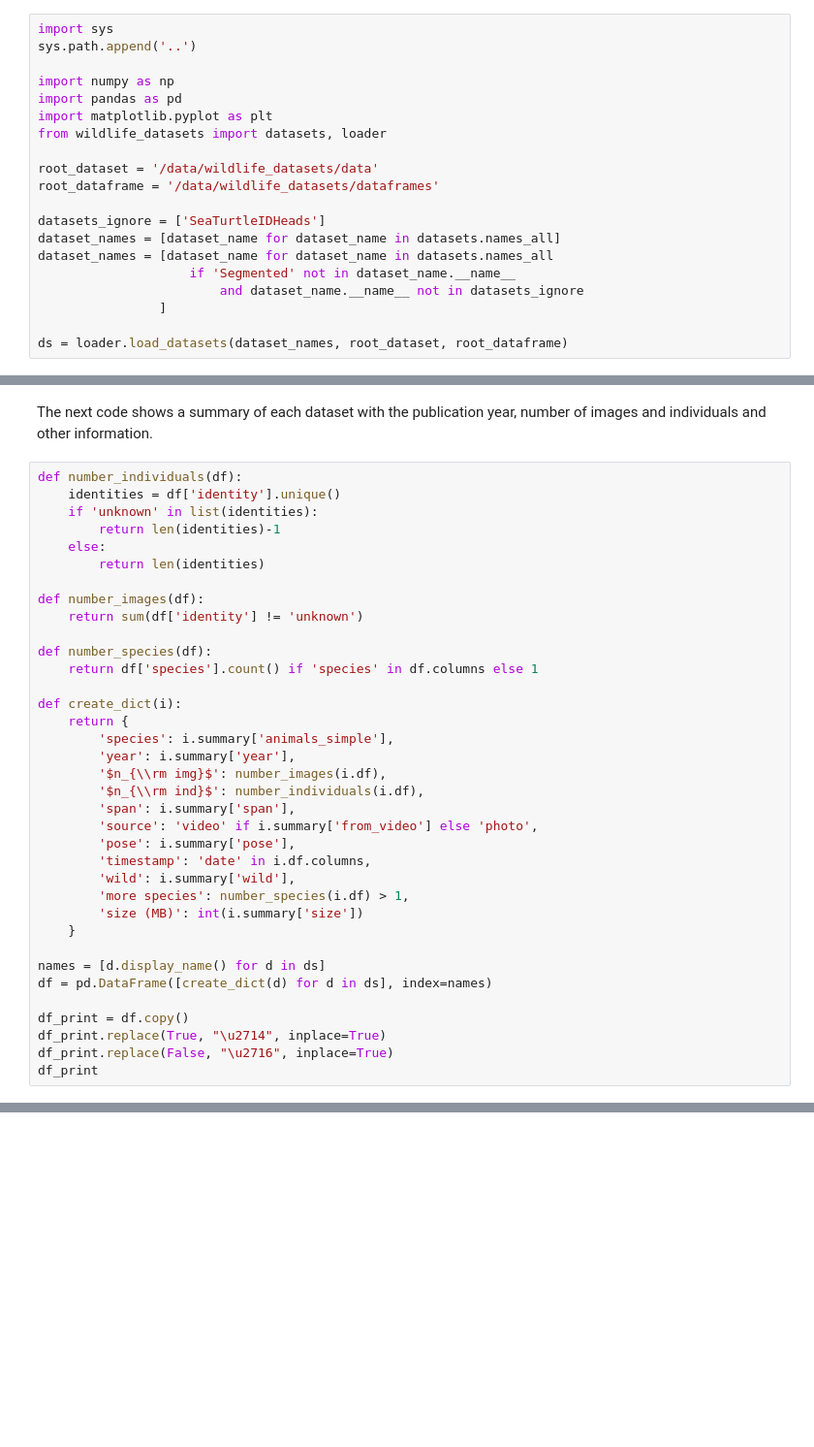
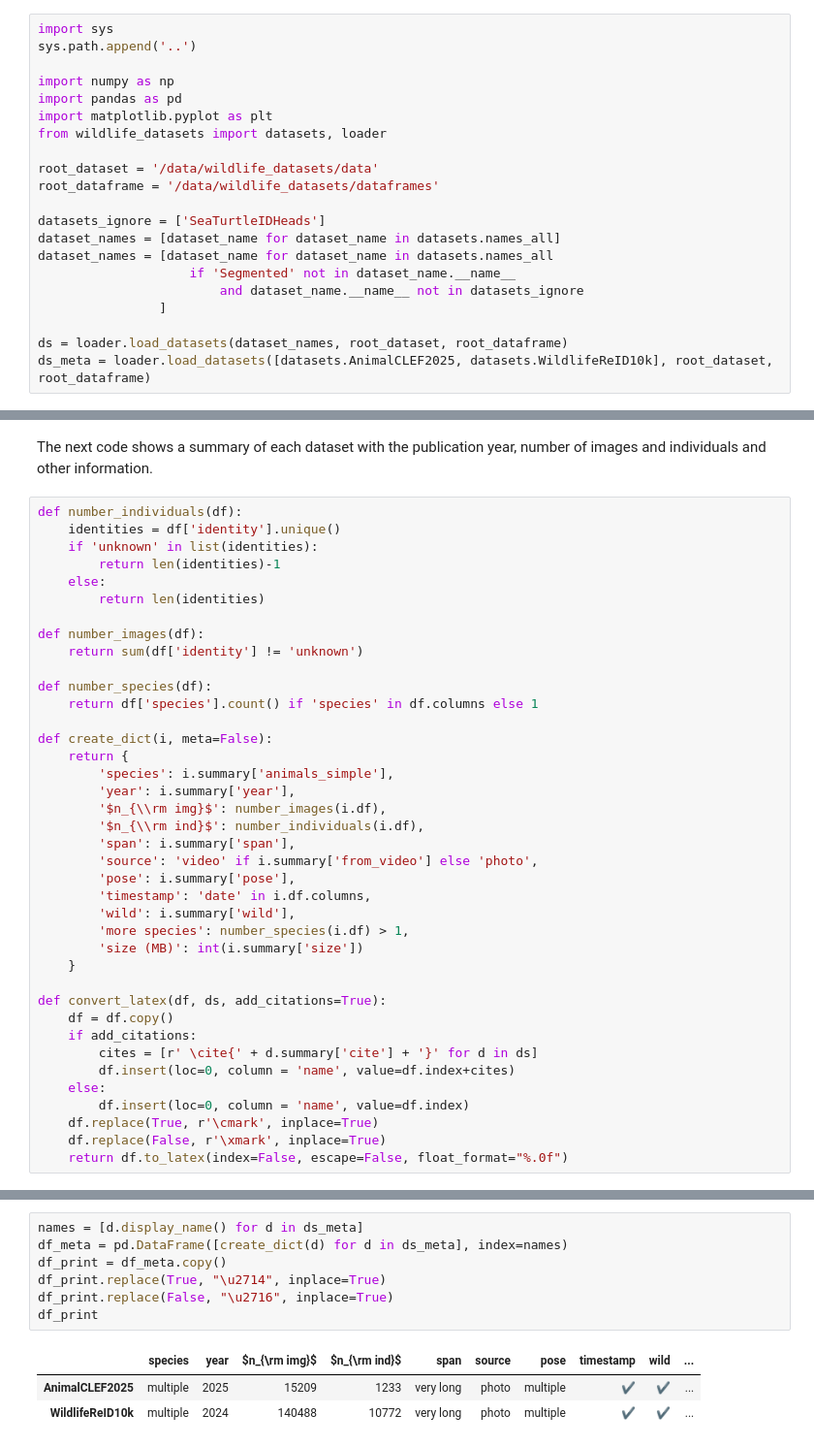
Before and after one commit to WildlifeDatasets/wildlife-datasets, a Jupyter notebook: notebooks/analysis.ipynb, the cells around one changed output, grey strips where cells are left out. Shown: that part at 97% size. Cells and saved outputs as stored; diff of their text form; blank space fills up the shorter version.

```diff
--- a/notebooks/analysis.ipynb
+++ b/notebooks/analysis.ipynb
@@ -22,6 +22,7 @@ dataset_names = [dataset_name for dataset_name in datasets.names_all
                 ]
 
 ds = loader.load_datasets(dataset_names, root_dataset, root_dataframe)
+ds_meta = loader.load_datasets([datasets.AnimalCLEF2025, datasets.WildlifeReID10k], root_dataset, root_dataframe)
 # %% [markdown]
 The number of published datasets steadily increases throughout the years.
 # %%
@@ -50,7 +51,7 @@ def number_images(df):
 def number_species(df):
     return df['species'].count() if 'species' in df.columns else 1
 
-def create_dict(i):
+def create_dict(i, meta=False):
     return {
         'species': i.summary['animals_simple'],
         'year': i.summary['year'],
@@ -65,10 +66,13 @@ def create_dict(i):
         'size (MB)': int(i.summary['size'])
     }
 
-names = [d.display_name() for d in ds]
-df = pd.DataFrame([create_dict(d) for d in ds], index=names)
-
-df_print = df.copy()
-df_print.replace(True, "\u2714", inplace=True)
-df_print.replace(False, "\u2716", inplace=True)
-df_print
+def convert_latex(df, ds, add_citations=True):
+    df = df.copy()
+    if add_citations:
+        cites = [r' \cite{' + d.summary['cite'] + '}' for d in ds]
+        df.insert(loc=0, column = 'name', value=df.index+cites)
+    else:
+        df.insert(loc=0, column = 'name', value=df.index)
+    df.replace(True, r'\cmark', inplace=True)
+    df.replace(False, r'\xmark', inplace=True)
+    return df.to_latex(index=False, escape=False, float_format="%.0f")
@@ -92,0 +79,11 @@ df_print
+# %%
+names = [d.display_name() for d in ds_meta]
+df_meta = pd.DataFrame([create_dict(d) for d in ds_meta], index=names)
+df_print = df_meta.copy()
+df_print.replace(True, "\u2714", inplace=True)
+df_print.replace(False, "\u2716", inplace=True)
+df_print
+# %% [output]
+|  | species | year | $n_{\rm img}$ | $n_{\rm ind}$ | span | source | pose | timestamp | wild | ... |
+| AnimalCLEF2025 | multiple | 2025 | 15209 | 1233 | very long | photo | multiple | ✔ | ✔ | ... |
+| WildlifeReID10k | multiple | 2024 | 140488 | 10772 | very long | photo | multiple | ✔ | ✔ | ... |
```
Also changed, not shown: parts of 5 cells of this notebook, 2 other files.
